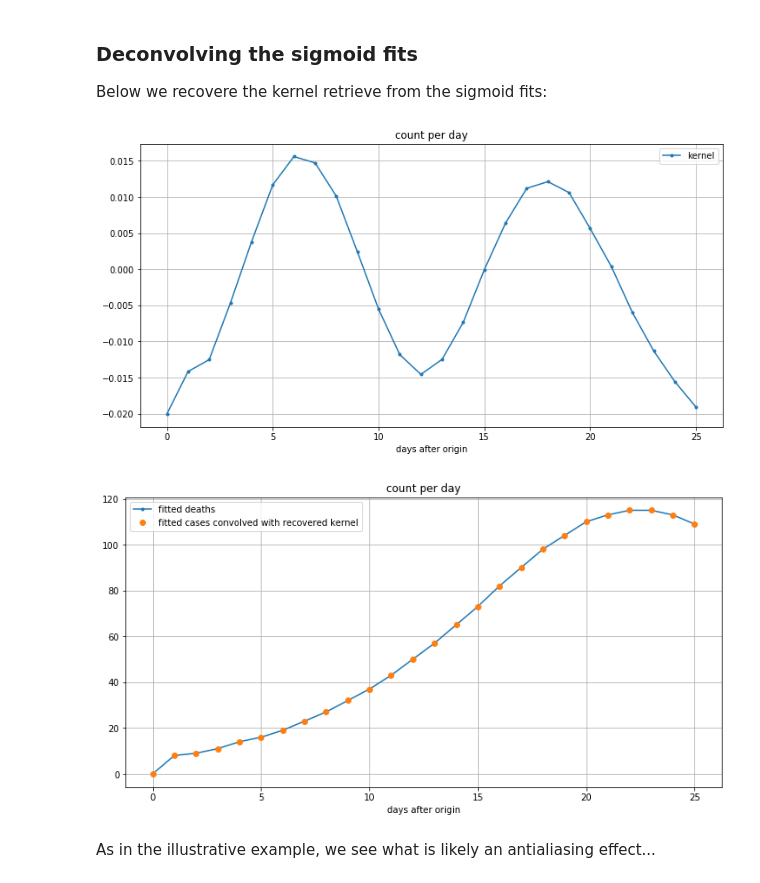
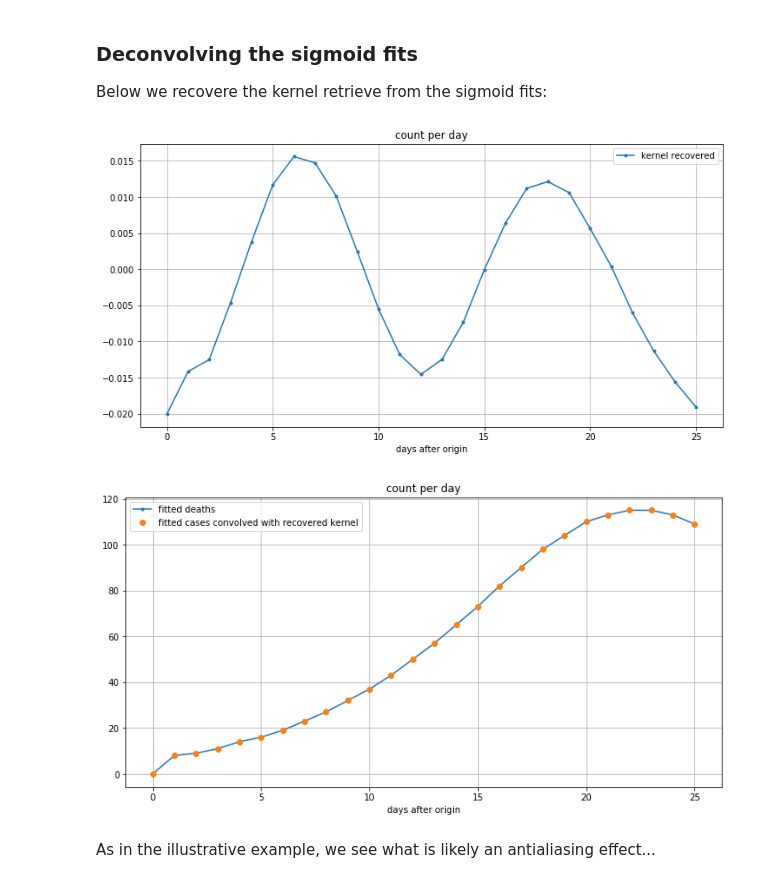
Before and after one commit to fredericpoitevin/tseries-deconvolution, a Jupyter notebook: Deconvolving_causal_time_series.ipynb, the cells around one changed output. Saved outputs shown, nothing was run; the diff lists cells and outputs as text; code cells hidden in the pictures.

```diff
--- a/Deconvolving_causal_time_series.ipynb
+++ b/Deconvolving_causal_time_series.ipynb
@@ -84,13 +84,13 @@ Below we recovere the kernel retrieve from the sigmoid fits:
 # %%
 d_fft = np.fft.fft(data_padded[:,7])
 c_fft = np.fft.fft(data_padded[:,6])
 k_recovered_fft = d_fft*np.conj(c_fft)/(np.abs(c_fft)**2)
 k_recovered = np.roll(np.real(np.fft.ifft(k_recovered_fft)),ndays-1)
-display(ndays,c=k_recovered, labels=['kernel', ], show_cumul=False)
+display(ndays,c=k_recovered, labels=['kernel recovered', ], show_cumul=False)
 d_reconstruction = build_d(np.arange(-ndays,ndays), cause=data_padded[:,6], kernel=k_recovered)
 display(ndays,c=data_padded[:,7],d=d_reconstruction, labels=['fitted deaths', 'fitted cases convolved with recovered kernel'], show_cumul=False)
 # %% [output]
-[figure, old version]
+[figure, new version]
 [figure]
 # %% [markdown]
 As in the illustrative example, we see what is likely an antialiasing effect...
```
Also changed, not shown: parts of 3 cells of this notebook.
